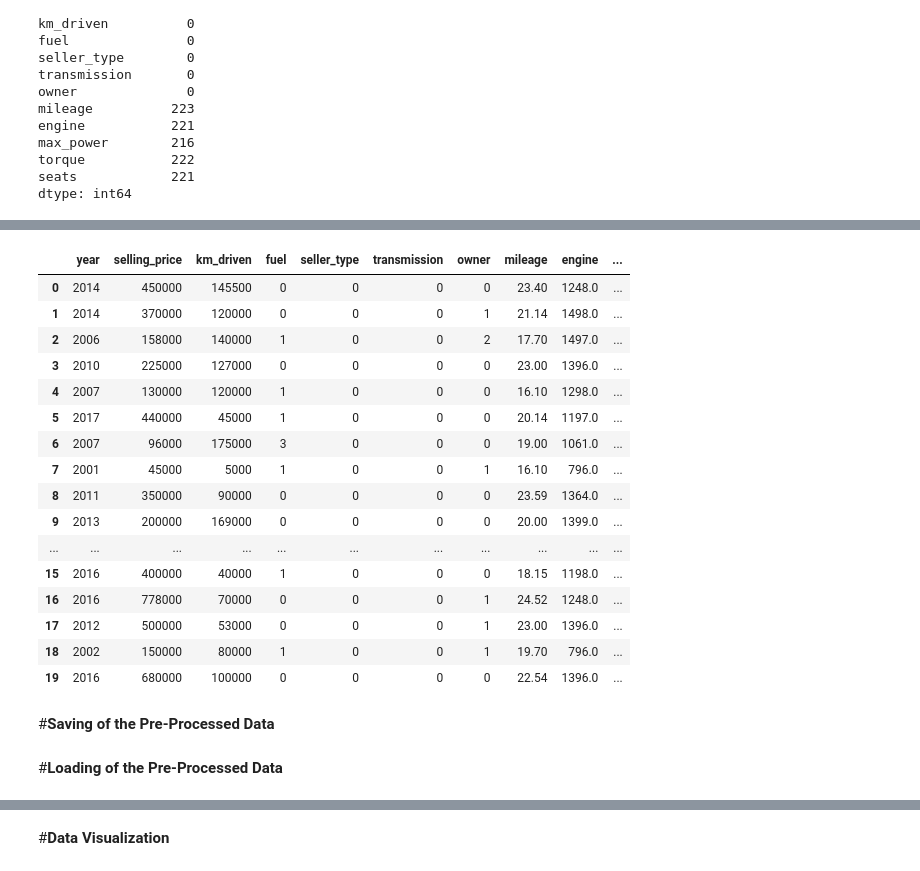
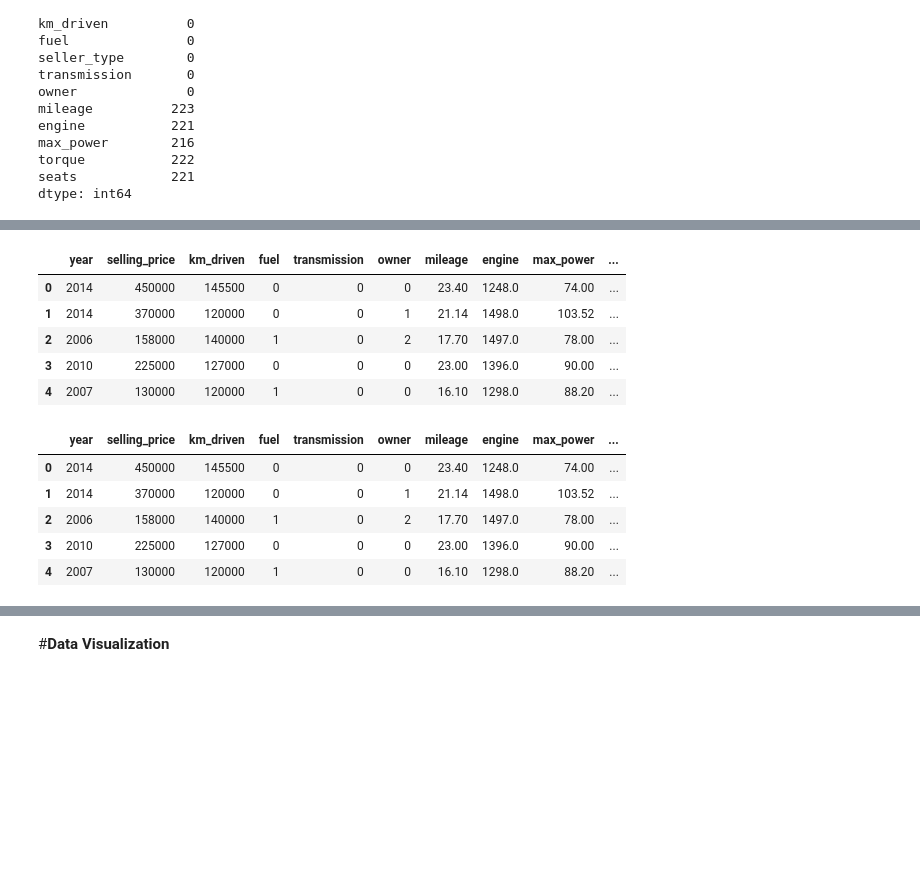
Before and after one commit to iamsoumya421/Soumyojit-Saha, a Jupyter notebook: car_price_prediction.ipynb, the cells around one changed output, grey strips where cells are left out. Cells and saved outputs as stored; diff of their text form; code cells hidden in the pictures; blank space fills up the shorter version.

```diff
--- a/car_price_prediction.ipynb
+++ b/car_price_prediction.ipynb
@@ -86,6 +90,6 @@ torque           222
 seats            221
 dtype: int64
 # %%
-car_data = car_data.drop(['name', 'torque'],axis = 1)
+car_data = car_data.drop(['name', 'torque', 'seller_type'],axis = 1)
 # %%
 print(car_data.fuel.value_counts())
@@ -113,6 +112,5 @@ Test Drive Car             5
 Name: owner, dtype: int64
 # %%
 car_data.replace({'fuel':{'Diesel':0, 'Petrol':1, 'CNG':2, 'LPG':3}}, inplace= True)
-car_data.replace({'seller_type':{'Individual':0, 'Dealer':1, 'Trustmark Dealer':2}}, inplace= True)
 car_data.replace({'transmission':{'Manual':0, 'Automatic':1}}, inplace= True)
-car_data.replace({'owner':{'First Owner':0, 'Second Owner':1, 'Third Owner':2, 'Fourth & Above Owner':3, 'Test Drive Car':5}}, inplace= True)
+car_data.replace({'owner':{'First Owner':0, 'Second Owner':1, 'Third Owner':2, 'Fourth & Above Owner':3, 'Test Drive Car':4}}, inplace= True)
@@ -129,31 +117,27 @@ car_data.head()
+# %%
+car_data.head()
+# %% [output]
+|  | year | selling_price | km_driven | fuel | transmission | owner | mileage | engine | max_power | ... |
+| 0 | 2014 | 450000 | 145500 | 0 | 0 | 0 | 23.40 | 1248.0 | 74.00 | ... |
+| 1 | 2014 | 370000 | 120000 | 0 | 0 | 1 | 21.14 | 1498.0 | 103.52 | ... |
+| 2 | 2006 | 158000 | 140000 | 1 | 0 | 2 | 17.70 | 1497.0 | 78.00 | ... |
+| 3 | 2010 | 225000 | 127000 | 0 | 0 | 0 | 23.00 | 1396.0 | 90.00 | ... |
+| 4 | 2007 | 130000 | 120000 | 1 | 0 | 0 | 16.10 | 1298.0 | 88.20 | ... |
 # %%
-median_mileage=math.floor(car_data.mileage.median())
-car_data.mileage=car_data.mileage.fillna(median_mileage)
-median_max_power=math.floor(car_data.max_power.median())
-car_data.max_power=car_data.max_power.fillna(median_max_power)
-median_engine=math.floor(car_data.engine.median())
-car_data.engine=car_data.engine.fillna(median_engine)
-median_seats=math.floor(car_data.seats.median())
-car_data.seats=car_data.seats.fillna(median_seats)
+median_mileage = int(math.floor(car_data.mileage.median()))
+car_data.mileage = car_data.mileage.fillna(median_mileage)
+median_max_power = int(math.floor(car_data.max_power.median()))
+car_data.max_power = car_data.max_power.fillna(median_max_power)
+median_engine = int(math.floor(car_data.engine.median()))
+car_data.engine = car_data.engine.fillna(median_engine)
+median_seats = int(math.floor(car_data.seats.median()))
+car_data.seats = car_data.seats.fillna(median_seats)
 # %%
-car_data.head(20)
+car_data.head()
 # %% [output]
-|  | year | selling_price | km_driven | fuel | seller_type | transmission | owner | mileage | engine | ... |
-| 0 | 2014 | 450000 | 145500 | 0 | 0 | 0 | 0 | 23.40 | 1248.0 | ... |
-| 1 | 2014 | 370000 | 120000 | 0 | 0 | 0 | 1 | 21.14 | 1498.0 | ... |
-| 2 | 2006 | 158000 | 140000 | 1 | 0 | 0 | 2 | 17.70 | 1497.0 | ... |
-| 3 | 2010 | 225000 | 127000 | 0 | 0 | 0 | 0 | 23.00 | 1396.0 | ... |
-| 4 | 2007 | 130000 | 120000 | 1 | 0 | 0 | 0 | 16.10 | 1298.0 | ... |
-| 5 | 2017 | 440000 | 45000 | 1 | 0 | 0 | 0 | 20.14 | 1197.0 | ... |
-| 6 | 2007 | 96000 | 175000 | 3 | 0 | 0 | 0 | 19.00 | 1061.0 | ... |
-| 7 | 2001 | 45000 | 5000 | 1 | 0 | 0 | 1 | 16.10 | 796.0 | ... |
-| 8 | 2011 | 350000 | 90000 | 0 | 0 | 0 | 0 | 23.59 | 1364.0 | ... |
-| 9 | 2013 | 200000 | 169000 | 0 | 0 | 0 | 0 | 20.00 | 1399.0 | ... |
-| ... | ... | ... | ... | ... | ... | ... | ... | ... | ... | ... |
-| 15 | 2016 | 400000 | 40000 | 1 | 0 | 0 | 0 | 18.15 | 1198.0 | ... |
-| 16 | 2016 | 778000 | 70000 | 0 | 0 | 0 | 1 | 24.52 | 1248.0 | ... |
-| 17 | 2012 | 500000 | 53000 | 0 | 0 | 0 | 1 | 23.00 | 1396.0 | ... |
-| 18 | 2002 | 150000 | 80000 | 1 | 0 | 0 | 1 | 19.70 | 796.0 | ... |
-| 19 | 2016 | 680000 | 100000 | 0 | 0 | 0 | 0 | 22.54 | 1396.0 | ... |
+|  | year | selling_price | km_driven | fuel | transmission | owner | mileage | engine | max_power | ... |
+| 0 | 2014 | 450000 | 145500 | 0 | 0 | 0 | 23.40 | 1248.0 | 74.00 | ... |
+| 1 | 2014 | 370000 | 120000 | 0 | 0 | 1 | 21.14 | 1498.0 | 103.52 | ... |
+| 2 | 2006 | 158000 | 140000 | 1 | 0 | 2 | 17.70 | 1497.0 | 78.00 | ... |
+| 3 | 2010 | 225000 | 127000 | 0 | 0 | 0 | 23.00 | 1396.0 | 90.00 | ... |
+| 4 | 2007 | 130000 | 120000 | 1 | 0 | 0 | 16.10 | 1298.0 | 88.20 | ... |
-# %% [markdown]
-#**Saving of the Pre-Processed Data**
@@ -162,2 +143,0 @@ np.save('/content/drive/MyDrive/car_price_prediction_model/car_final_data.npy',
-# %% [markdown]
-#**Loading of the Pre-Processed Data**
```
Also changed, not shown: parts of 40 cells of this notebook.
